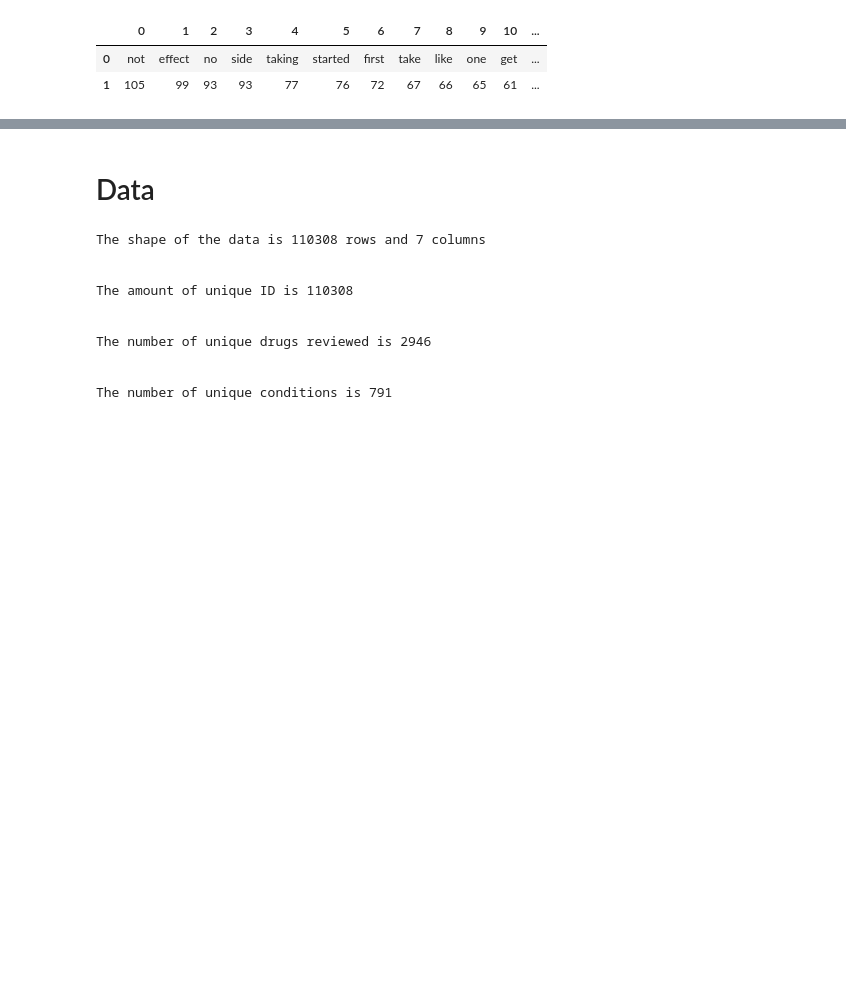
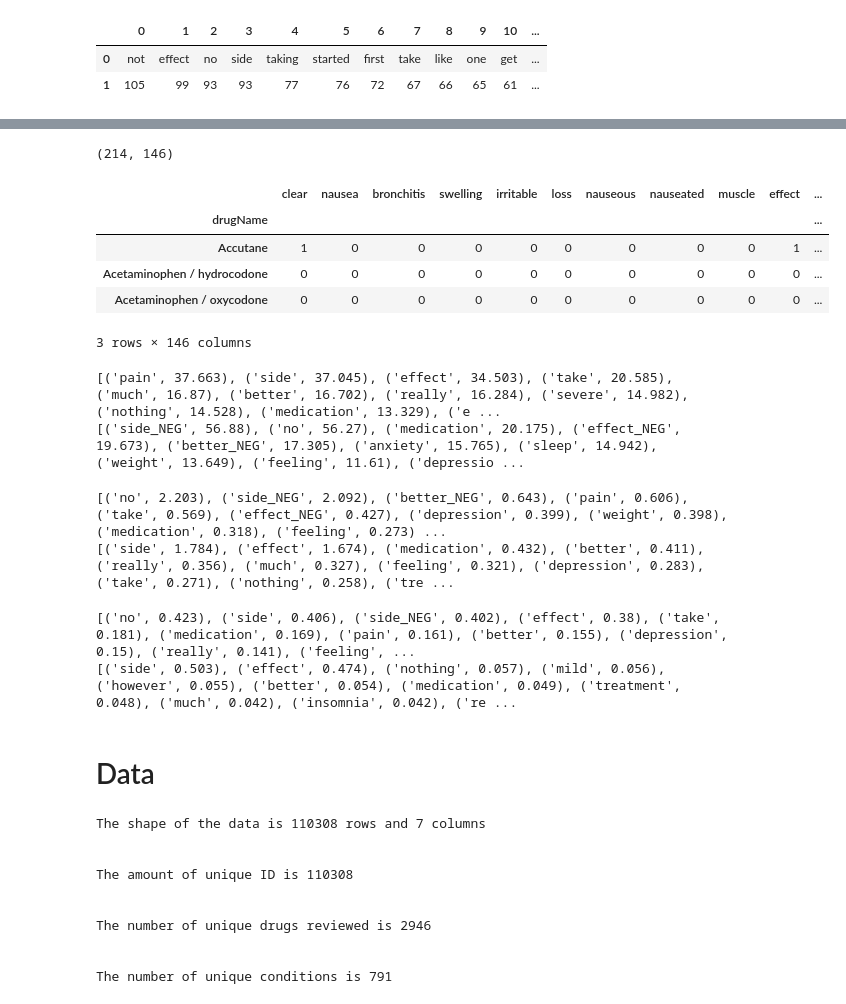
Before and after one commit to hendahmke/adverse_drug_reactions, a Jupyter notebook: notebooks/Adverse_Drug_Events_Custom_Vec_LDA_NMF_SVD.ipynb, the cells around one changed output, grey strips where cells are left out. Cells and saved outputs as stored; diff of their text form; code cells hidden in the pictures; blank space fills up the shorter version.

```diff
--- a/notebooks/Adverse_Drug_Events_Custom_Vec_LDA_NMF_SVD.ipynb
+++ b/notebooks/Adverse_Drug_Events_Custom_Vec_LDA_NMF_SVD.ipynb
@@ -373,0 +470,8 @@ total_count(manual["words_count"])
+# %%
+review_x_side_effect = side_effect_data.drop(["Lemmatized_review", "Lemmatized_review_list", "sideEffect", "drugName", "review", "words_count", "Lemmatized_review_lst", "Side_Effects_mention"], axis = 1)
+
+drug_x_side_effect = side_effect_data.drop(["sideEffect"], axis = 1).groupby(["drugName"]).sum()
+
+print(review_x_side_effect.shape)
+
+review_x_side_effect.head(3)
@@ -373,0 +485,12 @@ total_count(manual["words_count"])
+# %%
+print(drug_x_side_effect.shape)
+
+drug_x_side_effect.head(3)
+# %% [output]
+(214, 146)
+|  | clear | nausea | bronchitis | swelling | irritable | loss | nauseous | nauseated | muscle | effect | ... |
+| drugName |  |  |  |  |  |  |  |  |  |  | ... |
+| Accutane | 1 | 0 | 0 | 0 | 0 | 0 | 0 | 0 | 0 | 1 | ... |
+| Acetaminophen / hydrocodone | 0 | 0 | 0 | 0 | 0 | 0 | 0 | 0 | 0 | 0 | ... |
+| Acetaminophen / oxycodone | 0 | 0 | 0 | 0 | 0 | 0 | 0 | 0 | 0 | 0 | ... |
+3 rows × 146 columns
@@ -374,3 +522,31 @@ total_count(manual["words_count"])
+# %%
+lda_components = lda_model.components_
+
+for t in range(len(lda_components)):
+    dic = dict(zip(side_effects, np.round(lda_components[t], decimals = 3)))
+    print(sorted(dic.items(), key = lambda x: x[1], reverse = True)[0:20])
+    #print(f"topic {t}: {dict(zip(side_effects, lda_components[t]))}")
+# %% [output]
+[('pain', 37.663), ('side', 37.045), ('effect', 34.503), ('take', 20.585), ('much', 16.87), ('better', 16.702), ('really', 16.284), ('severe', 14.982), ('nothing', 14.528), ('medication', 13.329), ('e ...
+[('side_NEG', 56.88), ('no', 56.27), ('medication', 20.175), ('effect_NEG', 19.673), ('better_NEG', 17.305), ('anxiety', 15.765), ('sleep', 14.942), ('weight', 13.649), ('feeling', 11.61), ('depressio ...
+# %%
+nmf_components = nmf_model.components_
+
+for t in range(len(nmf_components)):
+    dic = dict(zip(side_effects, np.round(nmf_components[t], decimals = 3)))
+    print(sorted(dic.items(), key = lambda x: x[1], reverse = True)[0:20])
+# %% [output]
+[('no', 2.203), ('side_NEG', 2.092), ('better_NEG', 0.643), ('pain', 0.606), ('take', 0.569), ('effect_NEG', 0.427), ('depression', 0.399), ('weight', 0.398), ('medication', 0.318), ('feeling', 0.273) ...
+[('side', 1.784), ('effect', 1.674), ('medication', 0.432), ('better', 0.411), ('really', 0.356), ('much', 0.327), ('feeling', 0.321), ('depression', 0.283), ('take', 0.271), ('nothing', 0.258), ('tre ...
+# %%
+svd_components = svd_model.components_
+
+for t in range(len(svd_components)):
+    dic = dict(zip(side_effects, np.round(svd_components[t], decimals = 3)))
+    print(sorted(dic.items(), key = lambda x: x[1], reverse = True)[0:20])
+# %% [output]
+[('no', 0.423), ('side', 0.406), ('side_NEG', 0.402), ('effect', 0.38), ('take', 0.181), ('medication', 0.169), ('pain', 0.161), ('better', 0.155), ('depression', 0.15), ('really', 0.141), ('feeling', ...
+[('side', 0.503), ('effect', 0.474), ('nothing', 0.057), ('mild', 0.056), ('however', 0.055), ('better', 0.054), ('medication', 0.049), ('treatment', 0.048), ('much', 0.042), ('insomnia', 0.042), ('re ...
 # %% [markdown]
 # Data
 # %%
```
Also changed, not shown: parts of 23 cells of this notebook.
